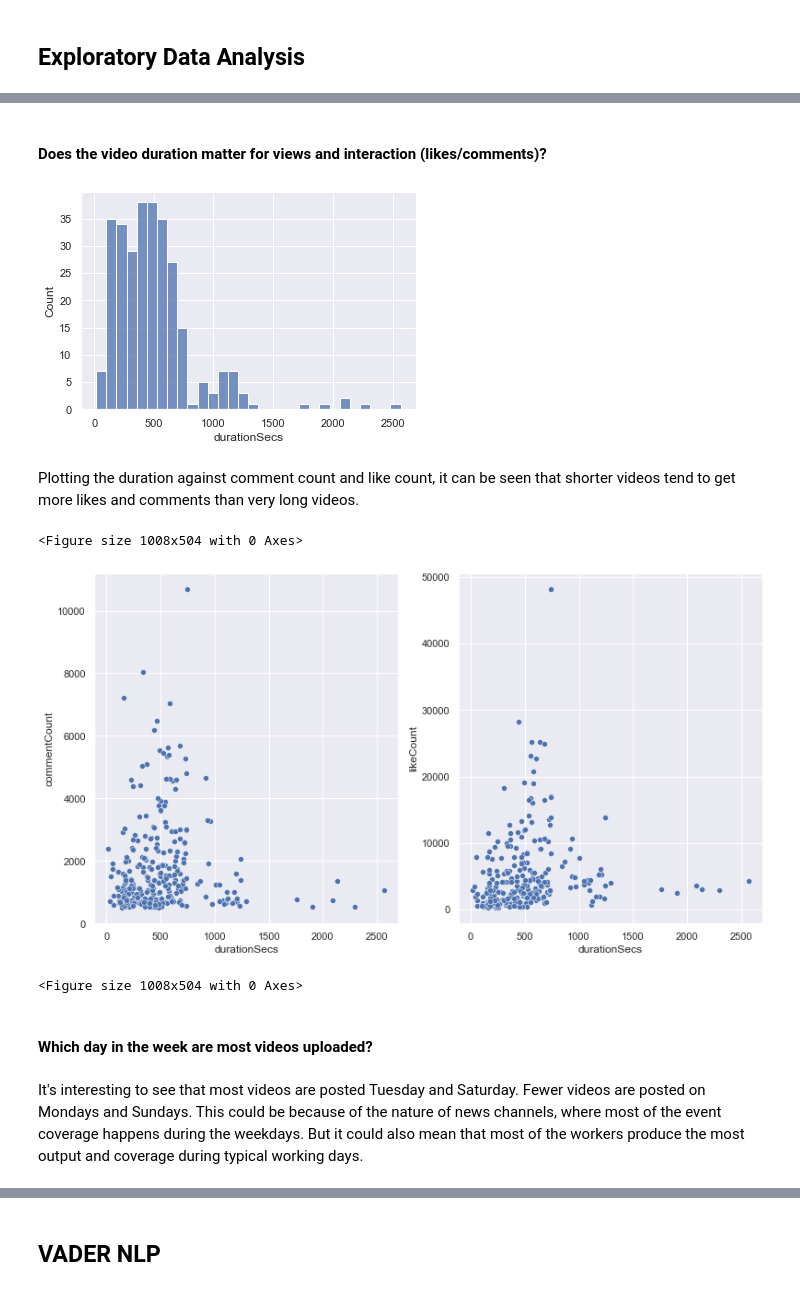
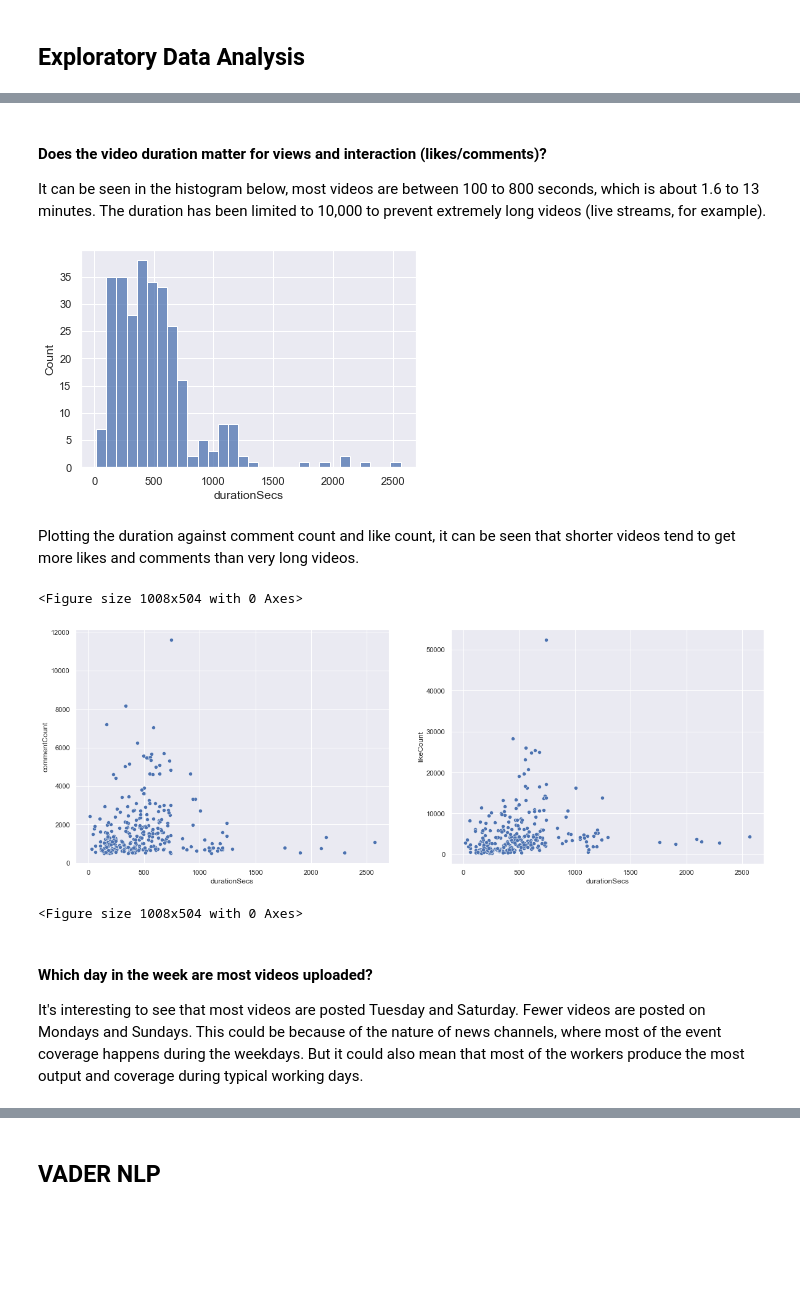
Before and after one commit to cjunwon/Youtube-Data-Analysis, a Jupyter notebook: main.ipynb, the cells around one changed output, grey strips where cells are left out. Saved outputs shown, nothing was run; the diff lists cells and outputs as text; code cells hidden in the pictures; blank space fills up the shorter version.

```diff
--- a/main.ipynb
+++ b/main.ipynb
@@ -54,11 +55,11 @@ plt.figure(figsize = (14,7))
 <Figure size 1008x504 with 0 Axes>
-# %% [markdown]
-#### Does the video duration matter for views and interaction (likes/comments)?
+# %% [markdown]
+#### Does the video duration matter for views and interaction (likes/comments)?
+It can be seen in the histogram below, most videos are between 100 to 800 seconds, which is about 1.6 to 13 minutes. The duration has been limited to 10,000 to prevent extremely long videos (live streams, for example).
 # %%
 sns.histplot(data=selected_df[selected_df['durationSecs'] < 10000], x="durationSecs", bins=30)
-sns.set(rc = {'figure.figsize':(13,7)})
 # %% [output]
-[figure, old version]
+[figure, new version]
 # %% [markdown]
 Plotting the duration against comment count and like count, it can be seen that shorter videos tend to get more likes and comments than very long videos.
 # %%
@@ -68,11 +69,10 @@ sns.scatterplot(data = selected_df, x = "durationSecs", y = "likeCount", ax=ax[1
 plt.figure(figsize = (14,7))
 # %% [output]
 <Figure size 1008x504 with 0 Axes>
-[figure, old version]
+[figure, new version]
 <Figure size 1008x504 with 0 Axes>
-# %% [markdown]
-#### Which day in the week are most videos uploaded?
 # %% [markdown]
+#### Which day in the week are most videos uploaded?
 It's interesting to see that most videos are posted Tuesday and Saturday. Fewer videos are posted on Mondays and Sundays. This could be because of the nature of news channels, where most of the event coverage happens during the weekdays. But it could also mean that most of the workers produce the most output and coverage during typical working days.
 # %%
 day_df = pd.DataFrame(selected_df['publishDayName'].value_counts())
```
Also changed, not shown: parts of 11 cells of this notebook, 1 other file.
